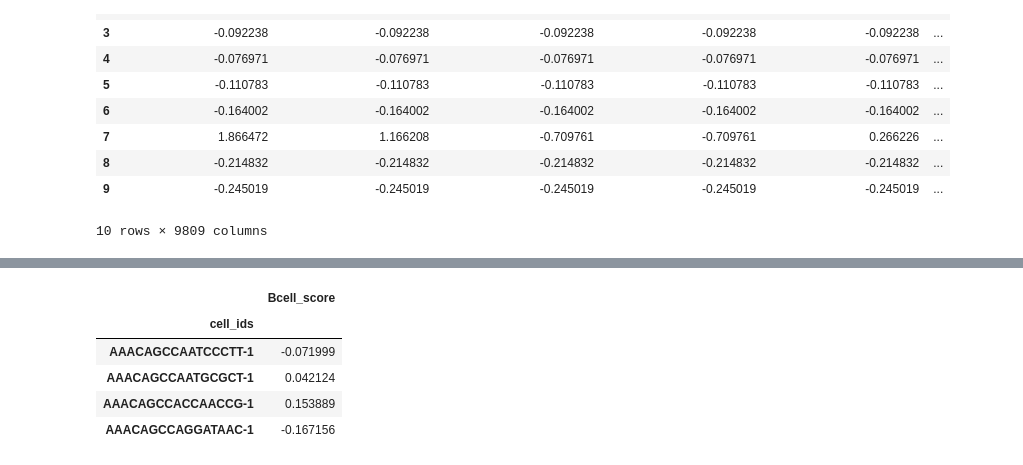
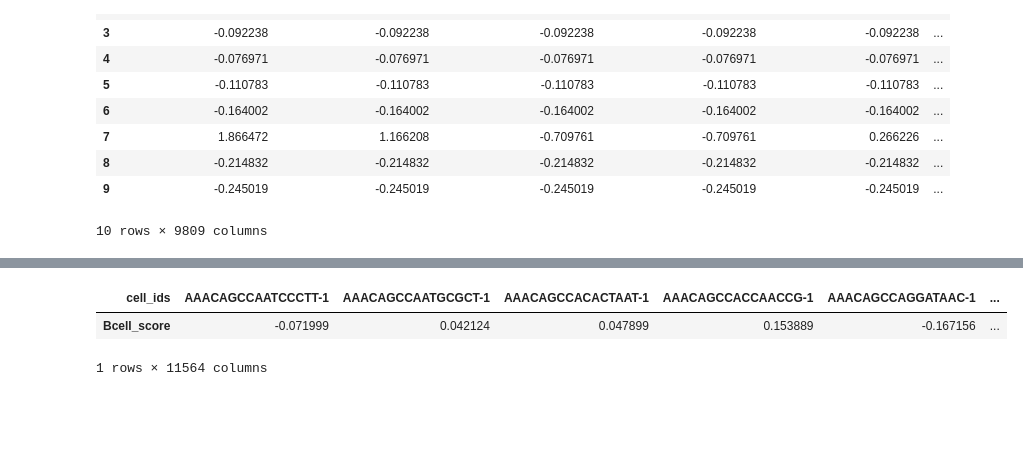
Before and after one commit to the-rich-piana/BioInfo-Notes, a Jupyter notebook: predict_cell_type.ipynb, the cells around one changed output, grey strips where cells are left out. Cells and saved outputs as stored; diff of their text form; code cells hidden in the pictures; blank space fills up the shorter version.

```diff
--- a/predict_cell_type.ipynb
+++ b/predict_cell_type.ipynb
@@ -109,5 +145,9 @@ atac.head(10)
 # %%
 #Select a subsample of cells/barcodes to set as X (the predictor)
-atac2 = atac
-features = ['AAACAGCCAATCCCTT-1','AAACAGCCAATGCGCT-1', 'AAACAGCCACCAACCG-1', 'AAACAGCCAGGATAAC-1']
-atac3 = atac2[features]
+features = 100
+atac2 = atac.transpose()
+atac3 = atac2.iloc[:, 0:features].transpose()
+#features = [0,100]
+#atac2.transpose()[100]
+#['AAACAGCCAATCCCTT-1','AAACAGCCAATGCGCT-1', 'AAACAGCCACCAACCG-1', 'AAACAGCCAGGATAAC-1']
+atac3
@@ -114,15 +168,13 @@ atac3 = atac2[features]
 # %%
 sing
-sing2 =sing.set_index('cell_ids')
-sing3 = sing2.loc[features]
+sing2 = sing.set_index('cell_ids')
+sing3 = sing2.iloc[:, 0:features].transpose()
+#sing3 = sing2.loc[100]
 sing3
 # %% [output]
-|  | Bcell_score |
-| cell_ids |  |
-| AAACAGCCAATCCCTT-1 | -0.071999 |
-| AAACAGCCAATGCGCT-1 | 0.042124 |
-| AAACAGCCACCAACCG-1 | 0.153889 |
-| AAACAGCCAGGATAAC-1 | -0.167156 |
+| cell_ids | AAACAGCCAATCCCTT-1 | AAACAGCCAATGCGCT-1 | AAACAGCCACACTAAT-1 | AAACAGCCACCAACCG-1 | AAACAGCCAGGATAAC-1 | ... |
+| Bcell_score | -0.071999 | 0.042124 | 0.047899 | 0.153889 | -0.167156 | ... |
+1 rows × 11564 columns
 # %%
 
 atac4 = atac3
```
Also changed, not shown: parts of 13 cells of this notebook.
